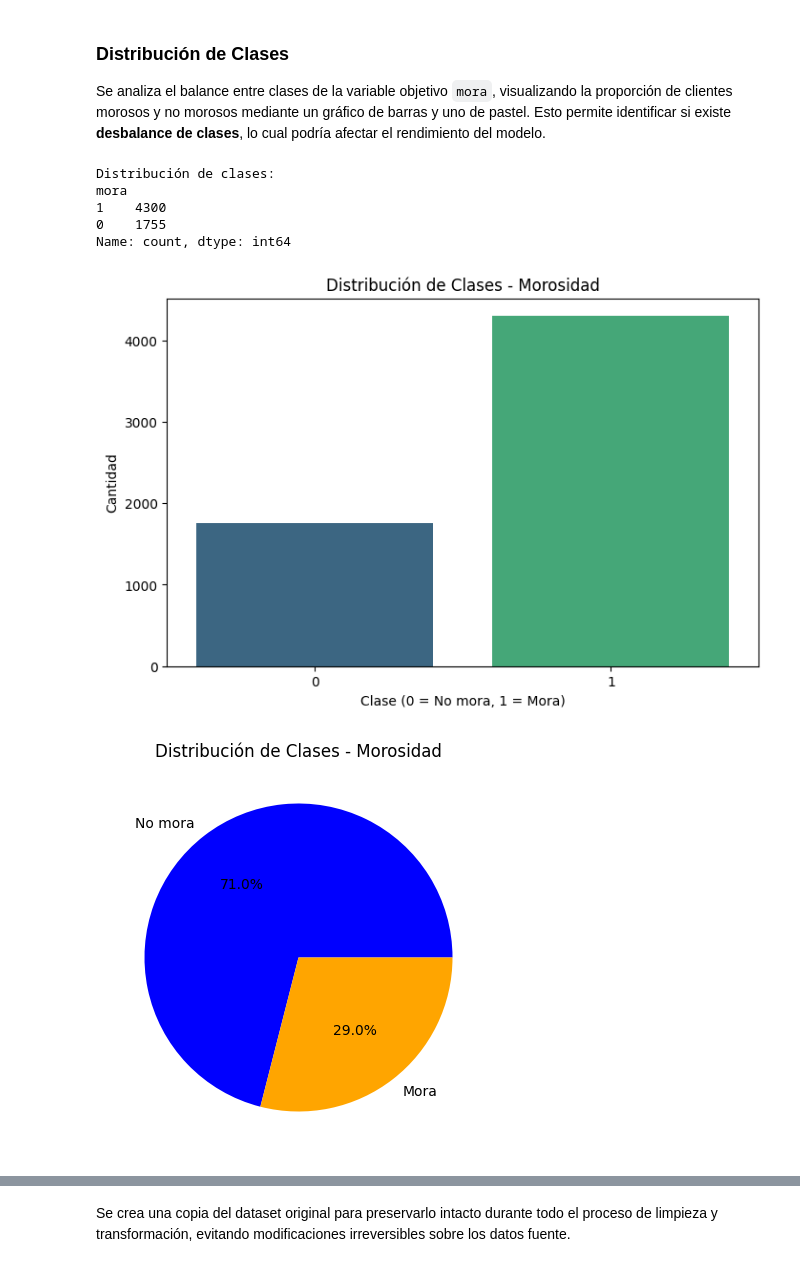
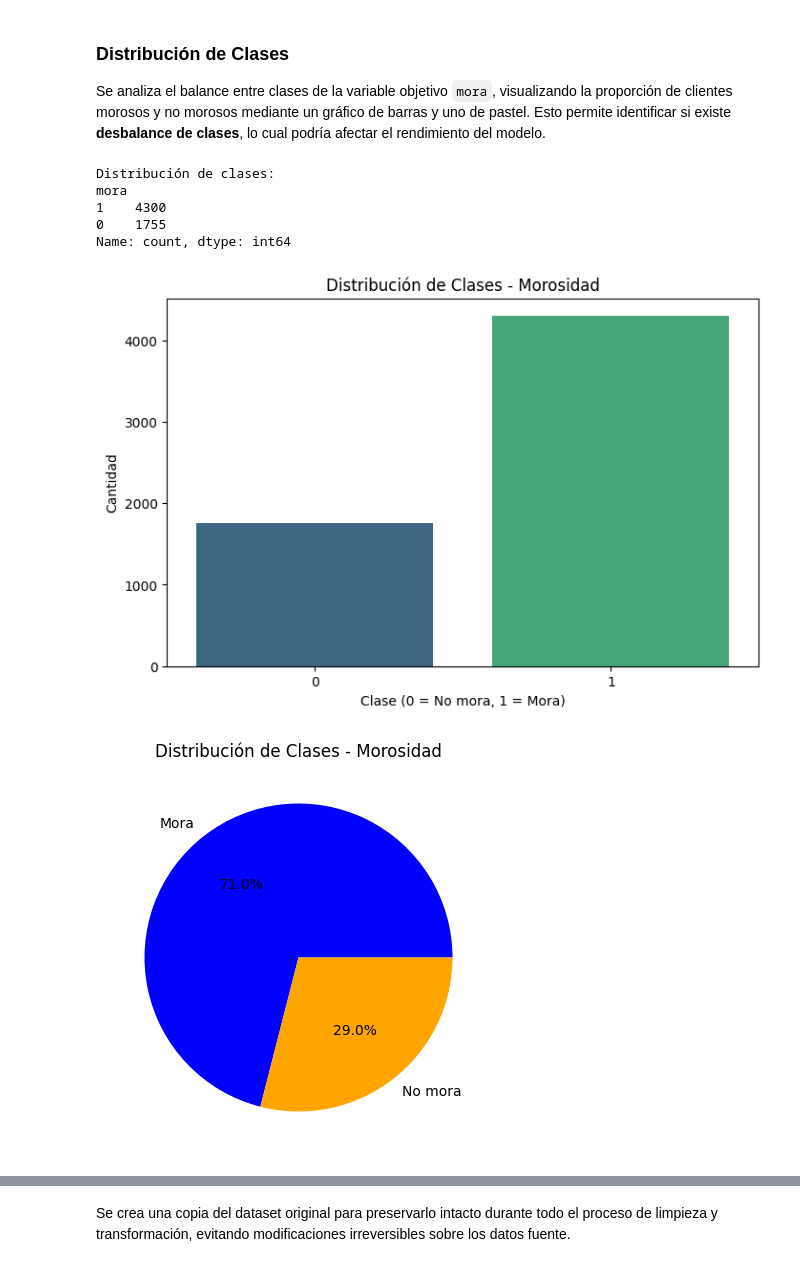
Before and after one commit to ceperezm/prediccion-morosidad-financiera-ml, a Jupyter notebook: morosidadnb.ipynb, the cells around one changed output, grey strips where cells are left out. Drawn from its saved outputs; the diff is of its cells as text; code cells hidden in the pictures.

```diff
--- a/morosidadnb.ipynb
+++ b/morosidadnb.ipynb
@@ -245,31 +245,31 @@ Se analiza el balance entre clases de la variable objetivo `mora`, visualizando
 # %%
 # Conteo de clases
 conteo_clases = df['mora'].value_counts()
 print("Distribución de clases:")
 print(conteo_clases)
 
 # Gráfico de barras
 plt.figure(figsize=(8, 5))
 sns.countplot(data=df, x='mora', hue='mora', palette='viridis', legend=False)
 plt.title('Distribución de Clases - Morosidad')
 plt.xlabel('Clase (0 = No mora, 1 = Mora)')
 plt.ylabel('Cantidad')
 plt.show()
 
 # Gráfico de pastel
 plt.figure(figsize=(5, 5))
-df['mora'].value_counts().plot.pie(autopct='%1.1f%%', labels=['No mora', 'Mora'], colors=['blue', 'orange'])
+df['mora'].value_counts().plot.pie(autopct='%1.1f%%', labels=['Mora', 'No mora'], colors=['blue', 'orange'])
 plt.title('Distribución de Clases - Morosidad')
 plt.ylabel('')
 plt.show()
 # %% [output]
 Distribución de clases:
 mora
 1    4300
 0    1755
 Name: count, dtype: int64
 [figure]
-[figure, old version]
+[figure, new version]
 # %% [markdown]
 ### Análisis de Desbalance de Clases
 
```
Also changed, not shown: parts of 5 cells of this notebook.
